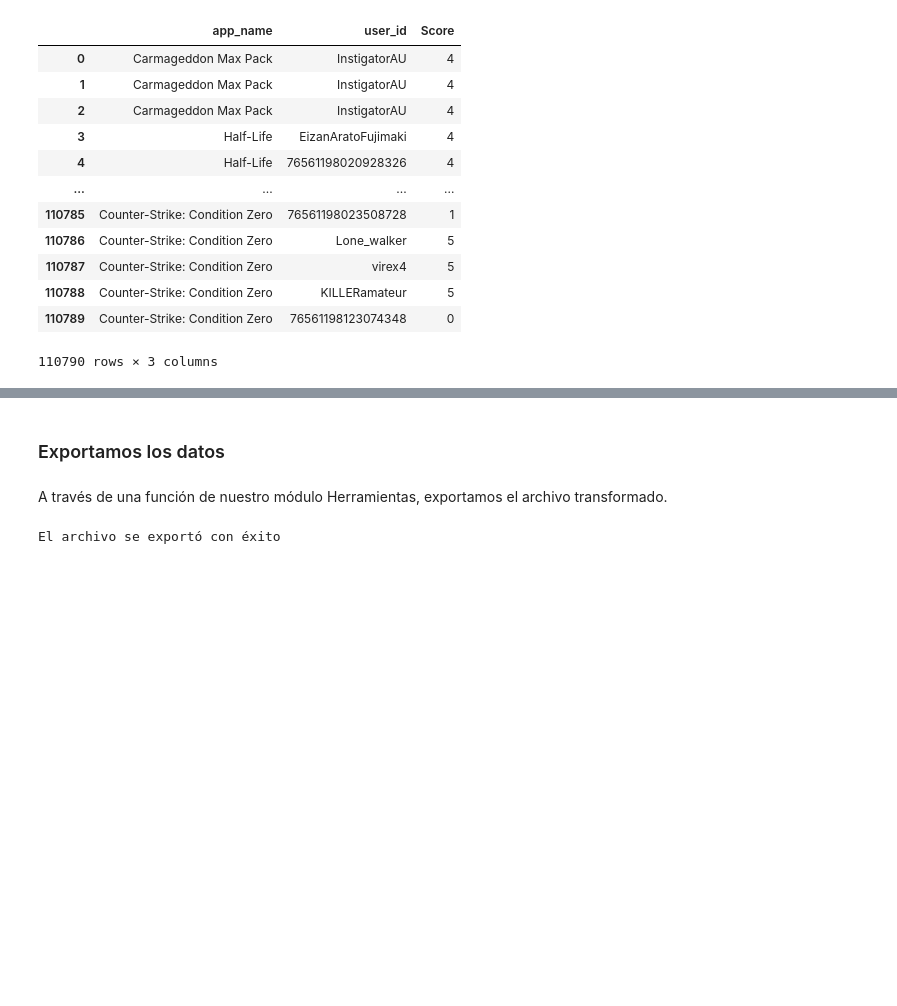
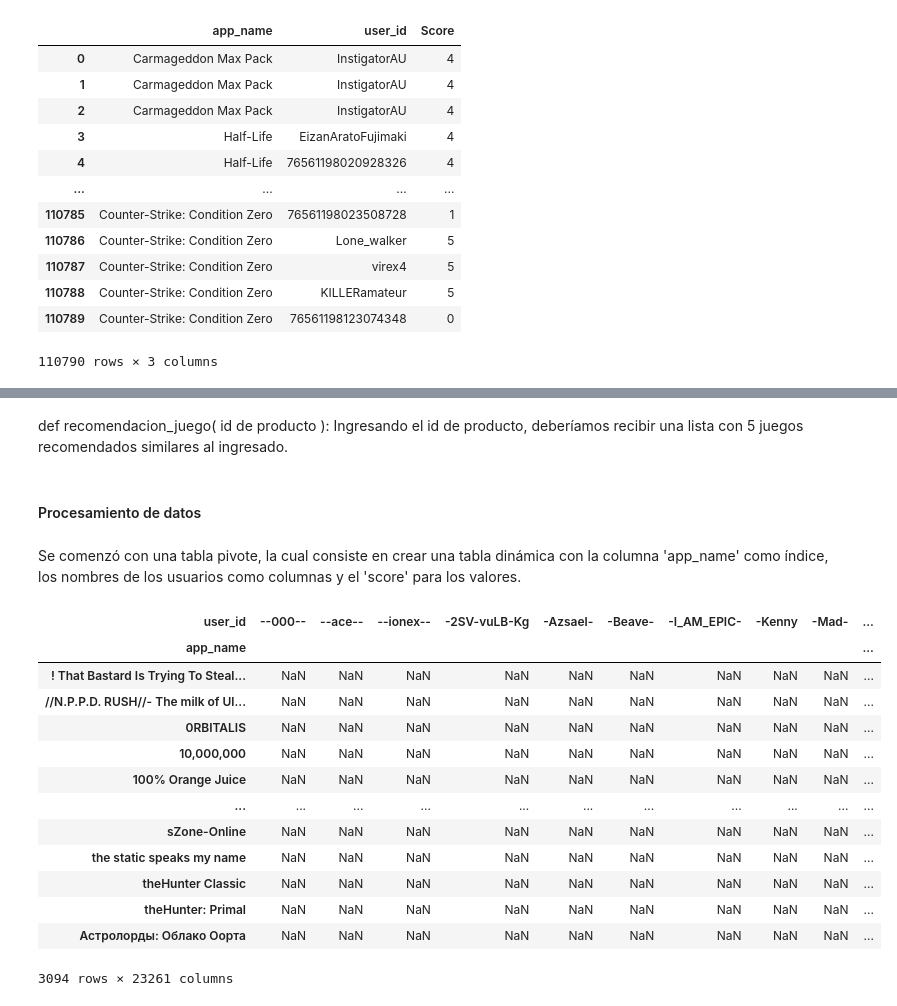
Before and after one commit to MaximilianoTauil/Individual_Proyecto, a Jupyter notebook: Notebooks/Sistema_recomendacion.ipynb, the cells around one changed output, grey strips where cells are left out. Cells and saved outputs as stored; diff of their text form; code cells hidden in the pictures; blank space fills up the shorter version.

```diff
--- a/Notebooks/Sistema_recomendacion.ipynb
+++ b/Notebooks/Sistema_recomendacion.ipynb
@@ -141,8 +148,24 @@ df_recommend
+# %% [markdown]
+def recomendacion_juego( id de producto ): Ingresando el id de producto, deberíamos recibir una lista con 5 juegos recomendados similares al ingresado.
 # %% [markdown]
-### Exportamos los datos
+#### Procesamiento de datos
-# %% [markdown]
-A través de una función de nuestro módulo Herramientas, exportamos el archivo transformado.
-# %%
-Herr.export_data_csv(dataframe=df_recommend,ruta_nueva='../datasets/df_recommend.csv')
-# %% [output]
-El archivo se exportó con éxito
+# %% [markdown]
+Se comenzó con una tabla pivote, la cual consiste en crear una tabla dinámica con la columna 'app_name' como índice, los nombres de los usuarios como columnas y el 'score' para los valores.
+# %%
+matriz_pivot = df_recommend.pivot_table(index='app_name',columns='user_id',values='Score')
+matriz_pivot
+# %% [output]
+| user_id | --000-- | --ace-- | --ionex-- | -2SV-vuLB-Kg | -Azsael- | -Beave- | -I_AM_EPIC- | -Kenny | -Mad- | ... |
+| app_name |  |  |  |  |  |  |  |  |  | ... |
+| ! That Bastard Is Trying To Steal... | NaN | NaN | NaN | NaN | NaN | NaN | NaN | NaN | NaN | ... |
+| //N.P.P.D. RUSH//- The milk of Ul... | NaN | NaN | NaN | NaN | NaN | NaN | NaN | NaN | NaN | ... |
+| 0RBITALIS | NaN | NaN | NaN | NaN | NaN | NaN | NaN | NaN | NaN | ... |
+| 10,000,000 | NaN | NaN | NaN | NaN | NaN | NaN | NaN | NaN | NaN | ... |
+| 100% Orange Juice | NaN | NaN | NaN | NaN | NaN | NaN | NaN | NaN | NaN | ... |
+| ... | ... | ... | ... | ... | ... | ... | ... | ... | ... | ... |
+| sZone-Online | NaN | NaN | NaN | NaN | NaN | NaN | NaN | NaN | NaN | ... |
+| the static speaks my name | NaN | NaN | NaN | NaN | NaN | NaN | NaN | NaN | NaN | ... |
+| theHunter Classic | NaN | NaN | NaN | NaN | NaN | NaN | NaN | NaN | NaN | ... |
+| theHunter: Primal | NaN | NaN | NaN | NaN | NaN | NaN | NaN | NaN | NaN | ... |
+| Астролорды: Облако Оорта | NaN | NaN | NaN | NaN | NaN | NaN | NaN | NaN | NaN | ... |
+3094 rows × 23261 columns
```
Also changed, not shown: parts of 24 cells of this notebook, 13 other files.
